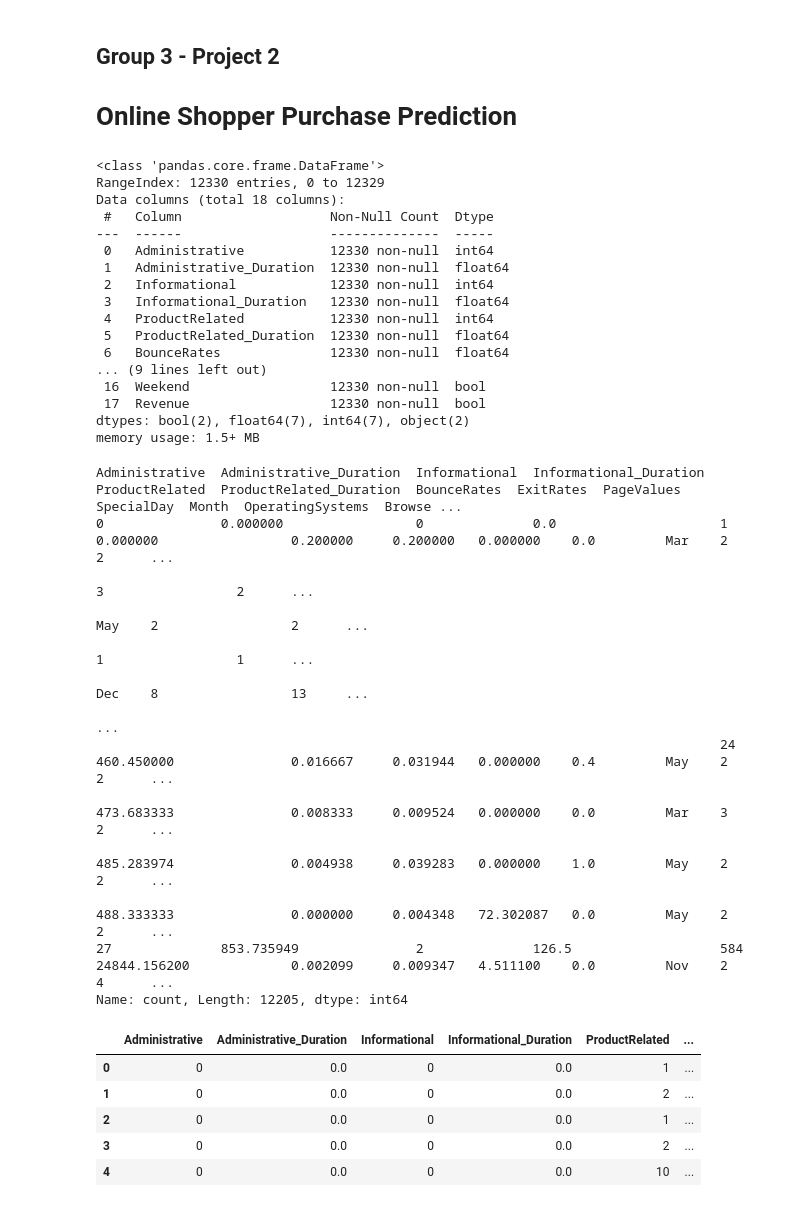
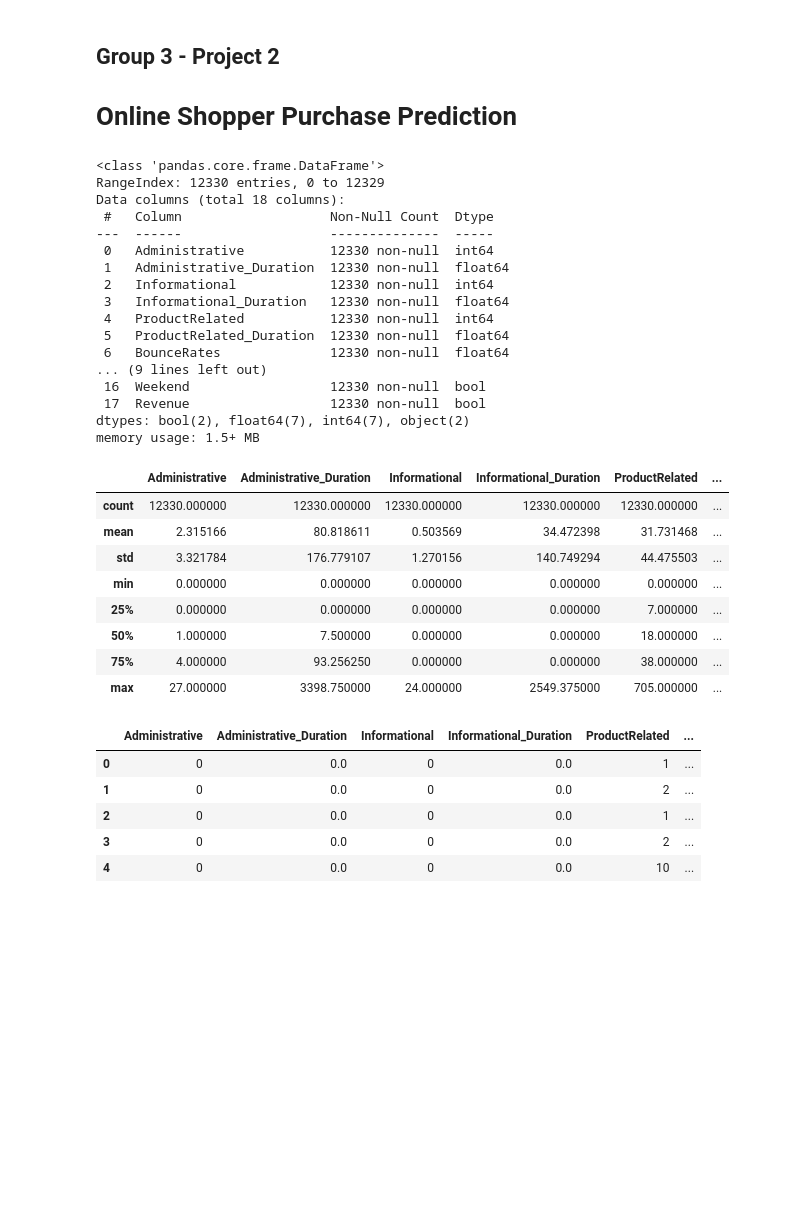
Before and after one commit to DaxKelson/aibootcampGroup3Project2, a Jupyter notebook: Project2.ipynb, the cells around one changed output. Cells and saved outputs as stored; diff of their text form; code cells hidden in the pictures; blank space fills up the shorter version.

```diff
--- a/Project2.ipynb
+++ b/Project2.ipynb
@@ -20,41 +22,39 @@ import model as Group3Models
 # %%
 #Read in CSV
 online_shopping_df = pd.read_csv('online_shoppers_intention.csv')
 
-# online_shopping_df.info()
+online_shopping_df.info()
 
-online_shopping_df.value_counts()
+online_shopping_df["Revenue"].value_counts()
+
+online_shopping_df.describe()
 # %% [output]
 <class 'pandas.core.frame.DataFrame'>
 RangeIndex: 12330 entries, 0 to 12329
 Data columns (total 18 columns):
  #   Column                   Non-Null Count  Dtype
 ---  ------                   --------------  -----
  0   Administrative           12330 non-null  int64
  1   Administrative_Duration  12330 non-null  float64
  2   Informational            12330 non-null  int64
  3   Informational_Duration   12330 non-null  float64
  4   ProductRelated           12330 non-null  int64
  5   ProductRelated_Duration  12330 non-null  float64
  6   BounceRates              12330 non-null  float64
 ... (9 lines left out)
  16  Weekend                  12330 non-null  bool
  17  Revenue                  12330 non-null  bool
 dtypes: bool(2), float64(7), int64(7), object(2)
 memory usage: 1.5+ MB
-Administrative  Administrative_Duration  Informational  Informational_Duration  ProductRelated  ProductRelated_Duration  BounceRates  ExitRates  PageValues  SpecialDay  Month  OperatingSystems  Browse ...
-0               0.000000                 0              0.0                     1               0.000000                 0.200000     0.200000   0.000000    0.0         Mar    2                 2      ...
-                                                                                                                                                                                3                 2      ...
-                                                                                                                                                                         May    2                 2      ...
-                                                                                                                                                                                1                 1      ...
-                                                                                                                                                                         Dec    8                 13     ...
-                                                                                                                                                                                                         ...
-                                                                                24              460.450000               0.016667     0.031944   0.000000    0.4         May    2                 2      ...
-                                                                                                473.683333               0.008333     0.009524   0.000000    0.0         Mar    3                 2      ...
-                                                                                                485.283974               0.004938     0.039283   0.000000    1.0         May    2                 2      ...
-                                                                                                488.333333               0.000000     0.004348   72.302087   0.0         May    2                 2      ...
-27              853.735949               2              126.5                   584             24844.156200             0.002099     0.009347   4.511100    0.0         Nov    2                 4      ...
-Name: count, Length: 12205, dtype: int64
+|  | Administrative | Administrative_Duration | Informational | Informational_Duration | ProductRelated | ... |
+| count | 12330.000000 | 12330.000000 | 12330.000000 | 12330.000000 | 12330.000000 | ... |
+| mean | 2.315166 | 80.818611 | 0.503569 | 34.472398 | 31.731468 | ... |
+| std | 3.321784 | 176.779107 | 1.270156 | 140.749294 | 44.475503 | ... |
+| min | 0.000000 | 0.000000 | 0.000000 | 0.000000 | 0.000000 | ... |
+| 25% | 0.000000 | 0.000000 | 0.000000 | 0.000000 | 7.000000 | ... |
+| 50% | 1.000000 | 7.500000 | 0.000000 | 0.000000 | 18.000000 | ... |
+| 75% | 4.000000 | 93.256250 | 0.000000 | 0.000000 | 38.000000 | ... |
+| max | 27.000000 | 3398.750000 | 24.000000 | 2549.375000 | 705.000000 | ... |
 # %%
 #Drop the target column, setup X and y datasets for train test split
 X = online_shopping_df.drop('Revenue', axis=1)
```
Also changed, not shown: parts of 6 cells of this notebook.
